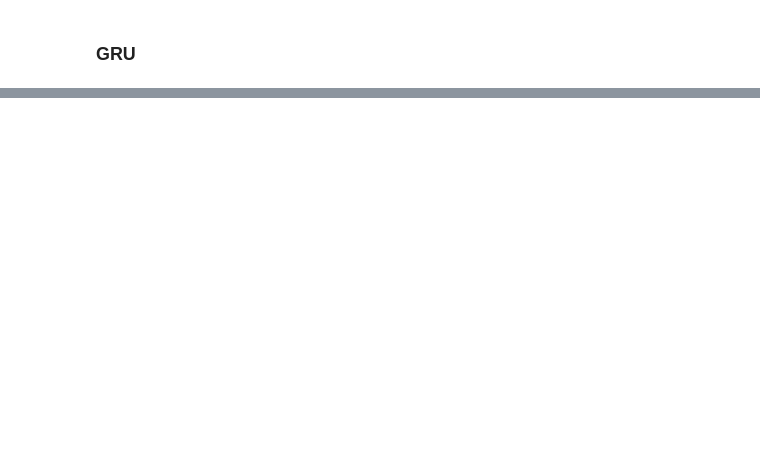
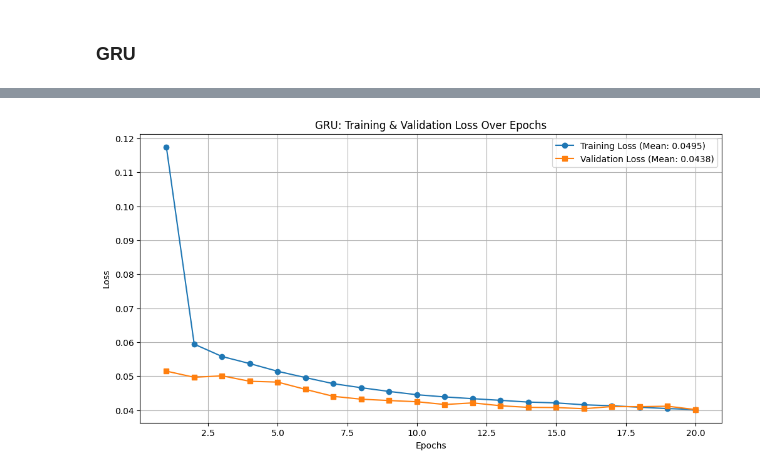
Before and after one commit to ProfessionalSalmon/Electricity-Sequence-Modeling, a Jupyter notebook: notebook/eletricity.ipynb, the cells around one changed output, grey strips where cells are left out. Cells and saved outputs as stored; diff of their text form; code cells hidden in the pictures; blank space fills up the shorter version.

```diff
--- a/notebook/eletricity.ipynb
+++ b/notebook/eletricity.ipynb
@@ -620,0 +469,11 @@ plt.show()
+# %%
+best_model_GRU, train_loss_GRU, val_loss_GRU = train_and_validate_model(
+    model=net_GRU,
+    train_loader=train_loader,
+    val_loader=val_loader,
+    optimizer=optimizer_GRU,
+    criterion=criterion,
+    num_epochs=num_epochs_RNN,
+    patience=patience,
+    device=device
+)
@@ -621 +501,5 @@ plt.show()
+# %%
+plot_loss_curve(train_loss_GRU, val_loss_GRU, num_epochs_RNN, model_name="GRU")
+# %% [output]
+[figure, added]
 # %%
```
Also changed, not shown: parts of 36 cells of this notebook.
